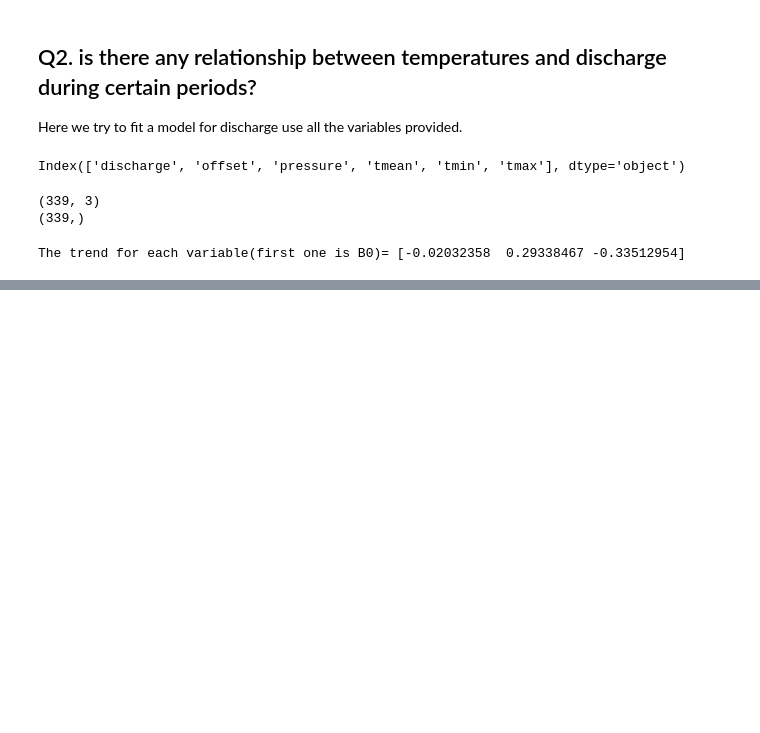
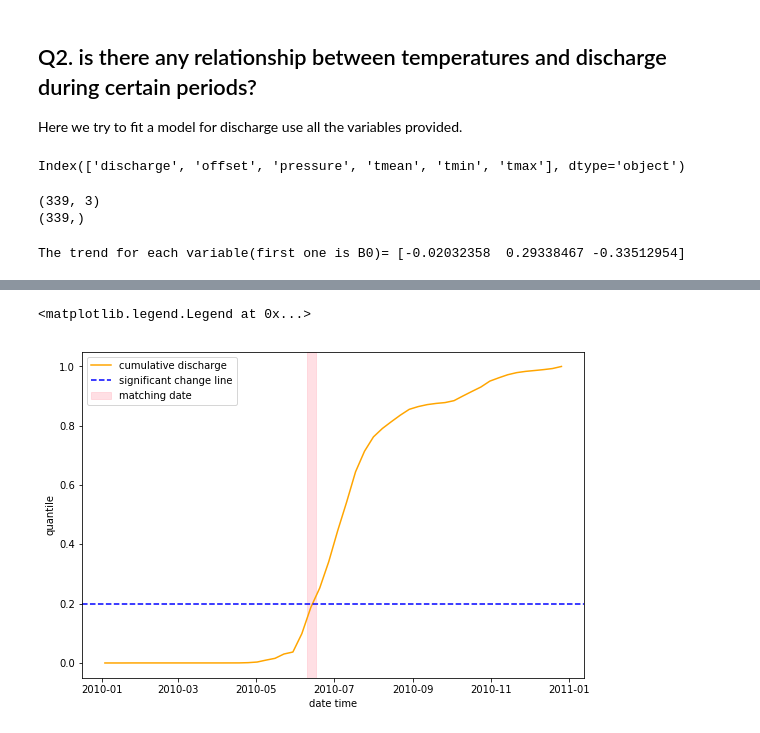
Before and after one commit to AzusaSayuri/UW-Data-analysis, a Jupyter notebook: HW7/Assignment7-XiminHu.ipynb, the cells around one changed output, grey strips where cells are left out. Cells and saved outputs as stored; diff of their text form; code cells hidden in the pictures; blank space fills up the shorter version.

```diff
--- a/HW7/Assignment7-XiminHu.ipynb
+++ b/HW7/Assignment7-XiminHu.ipynb
@@ -502,0 +555,22 @@ The model performance enhanced significantly after taking pressure into account.
+# %%
+df_2010=df_week1[52:104]
+dsum2010=np.sum(df_2010['discharge'])
+dcsum2010=np.cumsum(df_2010['discharge'])
+dcp2010=dcsum2010/dsum2010
+
+tsum2010=np.sum(df_2010['tmean'])
+tcsum2010=np.cumsum(df_2010['tmean'])
+tcp2010=tcsum2010/tsum2010
+
+plt.figure(figsize=(9,6))
+plt.plot(df_2010['datetime'], dcp2010, label='cumulative discharge', color='orange')
+#plt.plot(df_2010['datetime'], tcp2010, label='cumulative tmean', color='cyan')
+plt.axhline(0.2, color='blue', linestyle='--', label='significant change line')
+plt.axvspan('2010-06-10','2010-06-17', alpha=0.5, color='pink', label='matching date')
+#plt.axvspan('2010-07-18','2010-07-25', alpha=0.2, color='blue', label='temperature matching date')
+plt.xlabel('date time')
+plt.ylabel('quantile')
+plt.legend(loc="best")
+# %% [output]
+<matplotlib.legend.Legend at 0x...>
+[figure, added]
```
Also changed, not shown: parts of 29 cells of this notebook, 6 other files.
